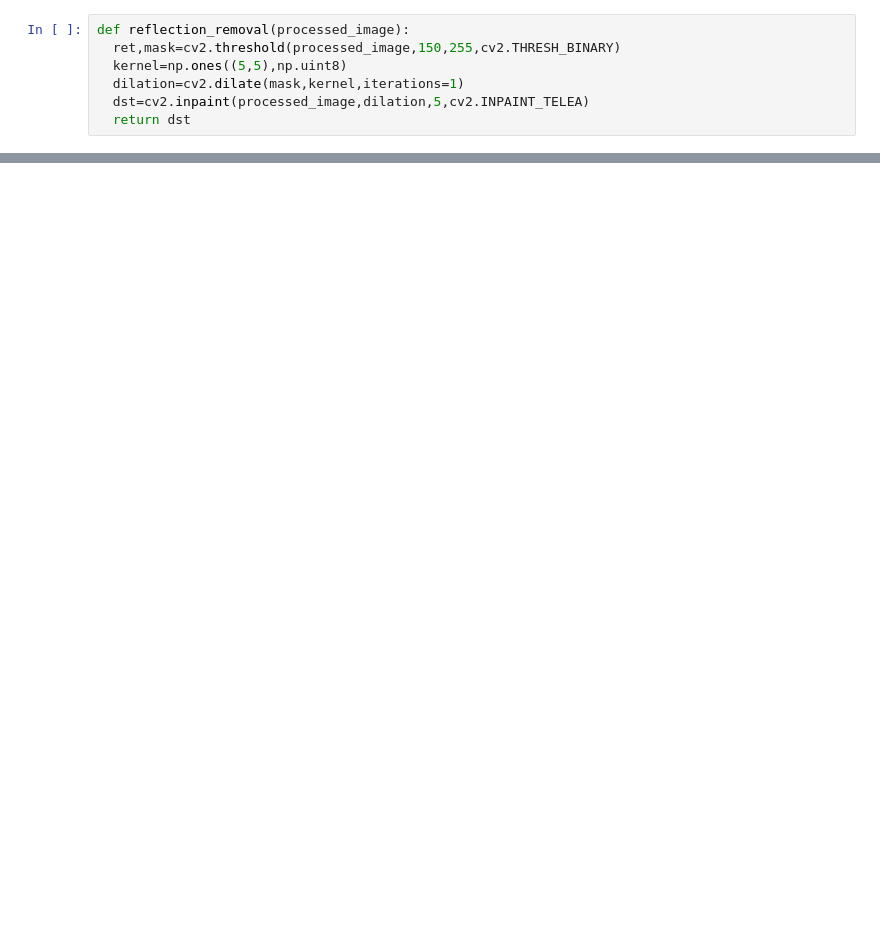
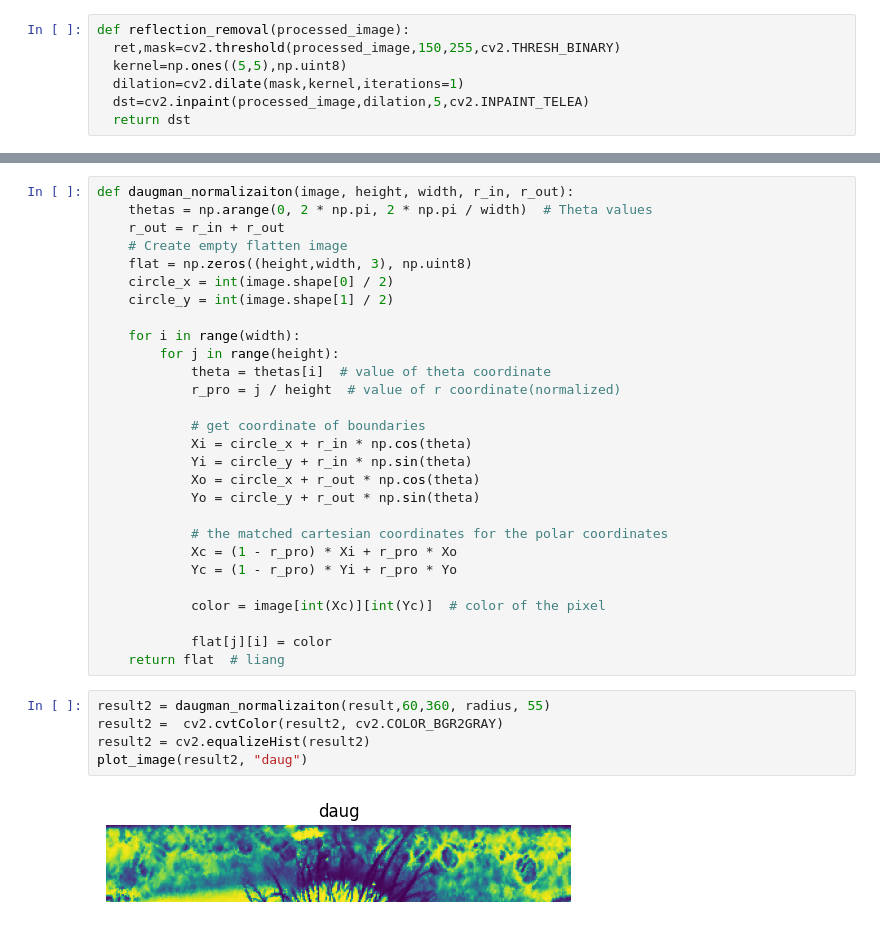
Before and after one commit to mouradmagdy/Iris_Recognition, a Jupyter notebook: iris_processing.ipynb, the cells around one changed output, grey strips where cells are left out. Saved outputs shown, nothing was run; the diff lists cells and outputs as text; blank space fills up the shorter version.

```diff
--- a/iris_processing.ipynb
+++ b/iris_processing.ipynb
@@ -96,0 +64,35 @@ error: OpenCV(4.10.0) D:\a\opencv-python\opencv-python\opencv\modules\imgproc\sr
+# %%
+def daugman_normalizaiton(image, height, width, r_in, r_out):
+    thetas = np.arange(0, 2 * np.pi, 2 * np.pi / width)  # Theta values
+    r_out = r_in + r_out
+    # Create empty flatten image
+    flat = np.zeros((height,width, 3), np.uint8)
+    circle_x = int(image.shape[0] / 2)
+    circle_y = int(image.shape[1] / 2)
+
+    for i in range(width):
+        for j in range(height):
+            theta = thetas[i]  # value of theta coordinate
+            r_pro = j / height  # value of r coordinate(normalized)
+
+            # get coordinate of boundaries
+            Xi = circle_x + r_in * np.cos(theta)
+            Yi = circle_y + r_in * np.sin(theta)
+            Xo = circle_x + r_out * np.cos(theta)
+            Yo = circle_y + r_out * np.sin(theta)
+
+            # the matched cartesian coordinates for the polar coordinates
+            Xc = (1 - r_pro) * Xi + r_pro * Xo
+            Yc = (1 - r_pro) * Yi + r_pro * Yo
+
+            color = image[int(Xc)][int(Yc)]  # color of the pixel
+
+            flat[j][i] = color
+    return flat  # liang
+# %%
+result2 = daugman_normalizaiton(result,60,360, radius, 55)
+result2 =  cv2.cvtColor(result2, cv2.COLOR_BGR2GRAY)
+result2 = cv2.equalizeHist(result2)
+plot_image(result2, "daug")
+# %% [output]
+[figure, added]
```
Also changed, not shown: parts of 15 cells of this notebook.
